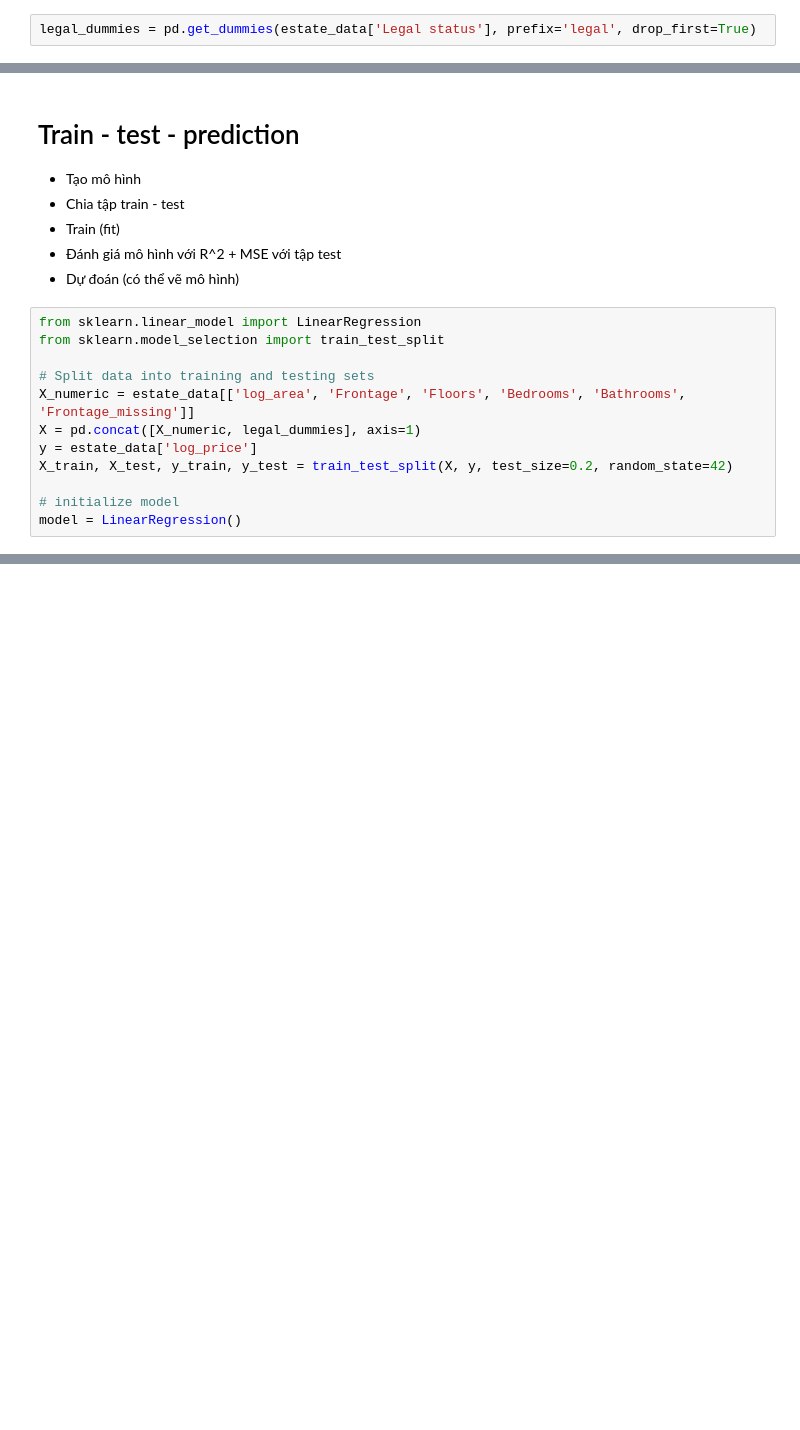
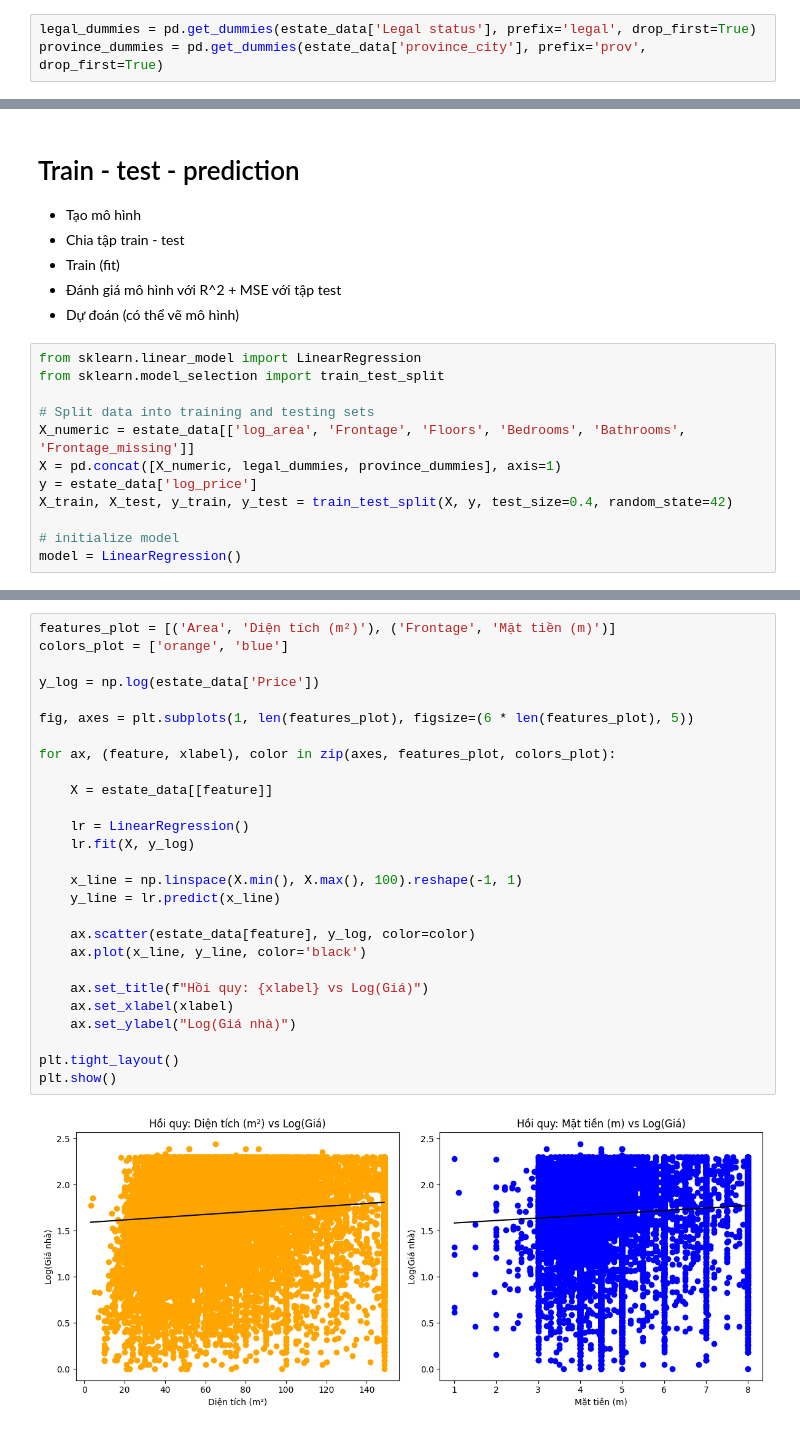
Before and after one commit to anhvq44/CSA_SPCK, a Jupyter notebook: VN_house_price.ipynb, the cells around one changed output, grey strips where cells are left out. Saved outputs shown, nothing was run; the diff lists cells and outputs as text; blank space fills up the shorter version.

```diff
--- a/VN_house_price.ipynb
+++ b/VN_house_price.ipynb
@@ -83,5 +92,6 @@ estate_data.shape
 # %%
 legal_dummies = pd.get_dummies(estate_data['Legal status'], prefix='legal', drop_first=True)
+province_dummies = pd.get_dummies(estate_data['province_city'], prefix='prov', drop_first=True)
 # %%
 estate_data['log_area'] = np.log(estate_data['Area'])
 
@@ -141,9 +163,9 @@ from sklearn.model_selection import train_test_split
 
 # Split data into training and testing sets
 X_numeric = estate_data[['log_area', 'Frontage', 'Floors', 'Bedrooms', 'Bathrooms', 'Frontage_missing']]
-X = pd.concat([X_numeric, legal_dummies], axis=1)
+X = pd.concat([X_numeric, legal_dummies, province_dummies], axis=1)
 y = estate_data['log_price']
-X_train, X_test, y_train, y_test = train_test_split(X, y, test_size=0.2, random_state=42)
+X_train, X_test, y_train, y_test = train_test_split(X, y, test_size=0.4, random_state=42)
 
 # initialize model
 model = LinearRegression()
@@ -182,0 +209,29 @@ array([ 0.27546636, -0.00608914,  0.11698577,  0.01395647,  0.06396137,
+# %%
+features_plot = [('Area', 'Diện tích (m²)'), ('Frontage', 'Mặt tiền (m)')]
+colors_plot = ['orange', 'blue']
+
+y_log = np.log(estate_data['Price'])
+
+fig, axes = plt.subplots(1, len(features_plot), figsize=(6 * len(features_plot), 5))
+
+for ax, (feature, xlabel), color in zip(axes, features_plot, colors_plot):
+
+    X = estate_data[[feature]]
+
+    lr = LinearRegression()
+    lr.fit(X, y_log)
+
+    x_line = np.linspace(X.min(), X.max(), 100).reshape(-1, 1)
+    y_line = lr.predict(x_line)
+
+    ax.scatter(estate_data[feature], y_log, color=color)
+    ax.plot(x_line, y_line, color='black')
+
+    ax.set_title(f"Hồi quy: {xlabel} vs Log(Giá)")
+    ax.set_xlabel(xlabel)
+    ax.set_ylabel("Log(Giá nhà)")
+
+plt.tight_layout()
+plt.show()
+# %% [output]
+[figure, added]
```
Also changed, not shown: parts of 14 cells of this notebook.
